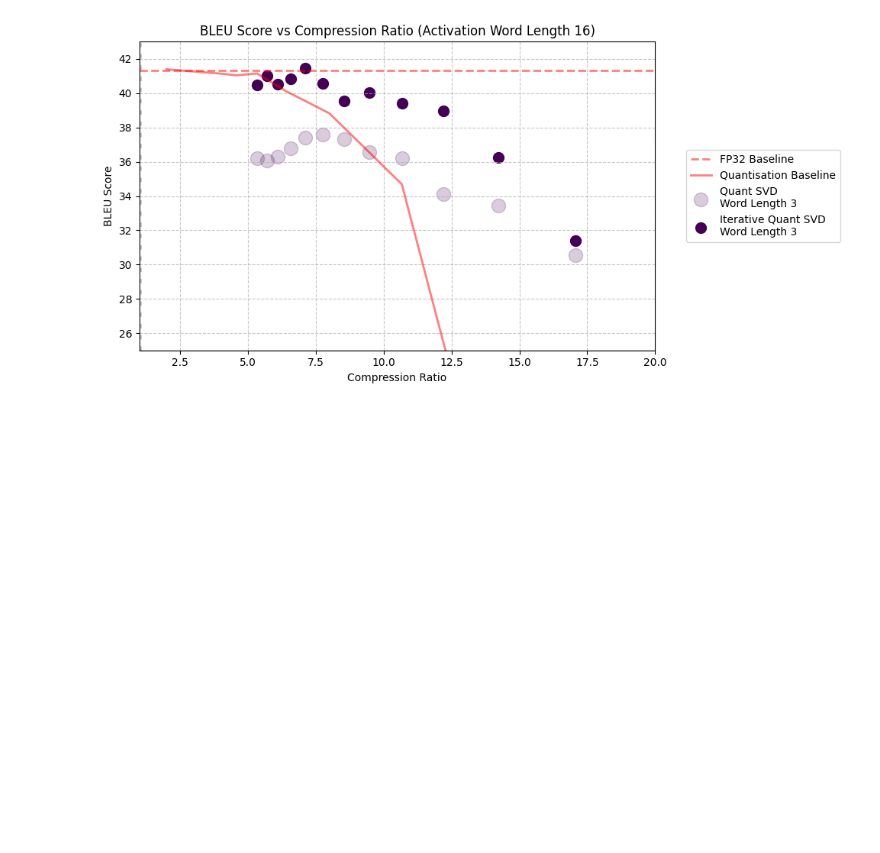
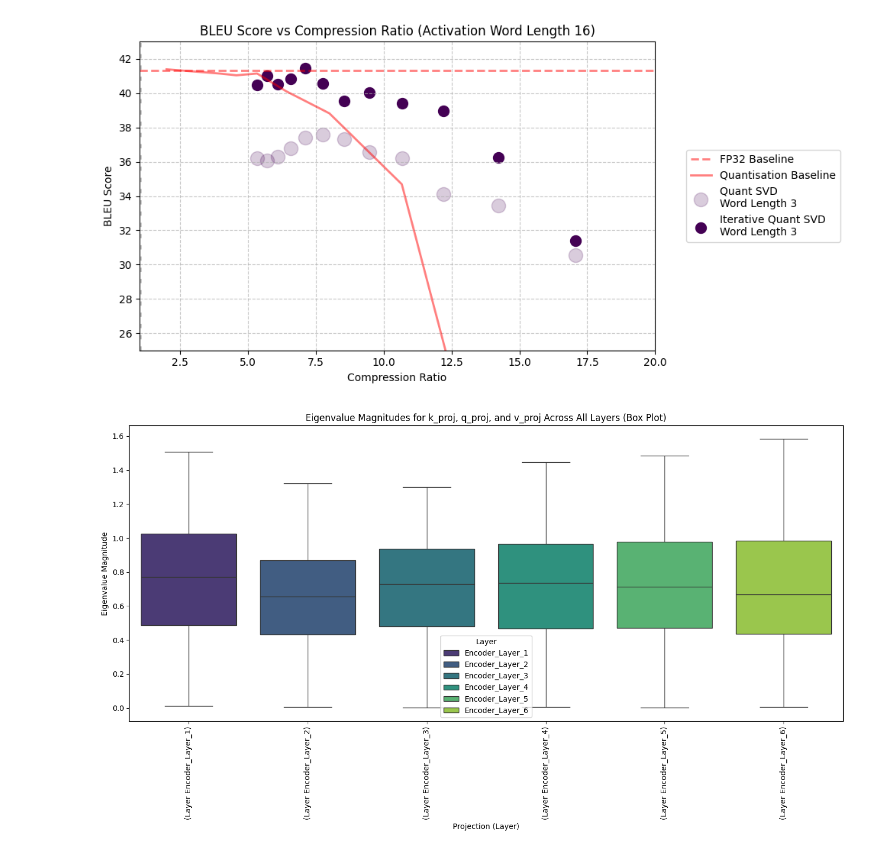
Before and after one commit to justinhuang666666/Approximate-Matrix-Vector-Multiplication, a Jupyter notebook: simulation_result/simulation_quant.ipynb, the cells around one changed output. Drawn from its saved outputs; the diff is of its cells as text; code cells hidden in the pictures; blank space fills up the shorter version.

```diff
--- a/simulation_result/simulation_quant.ipynb
+++ b/simulation_result/simulation_quant.ipynb
@@ -1710,3 +1761,58 @@ plt.tight_layout(rect=[0, 0, 1, 1])  # Leave space for legend
 plt.show()
 # %% [output]
 [figure]
+# %%
+import pandas as pd
+import matplotlib.pyplot as plt
+import seaborn as sns
+
+# Read the eigenvalue magnitudes CSV file
+csv_file = "encoder_eigenvalues.csv"
+data = pd.read_csv(csv_file)
+
+
+# Combine eigenvalues for all layers and projections
+combined_data = []
+for layer in data["Layer"].unique():
+    layer_data = data[data["Layer"] == layer]
+    for proj in ["k_proj", "q_proj", "v_proj"]:
+        proj_data = layer_data[layer_data["Projection"] == proj]
+        combined_data.append({
+            "Layer": layer,
+            "Eigenvalues": list(proj_data["Eigenvalue Magnitude"])
+        })
+
+# Flatten eigenvalues for plotting
+flat_data = []
+for item in combined_data:
+    flat_data.extend([(item["Layer"], f"(Layer {item['Layer']})", ev)
+                      for ev in item["Eigenvalues"]])
+
+# Convert to DataFrame for easier plotting
+plot_data = pd.DataFrame(flat_data, columns=["Layer", "Projection_Label", "Eigenvalue Magnitude"])
+
+# Set up the Viridis colormap
+unique_layers = data["Layer"].unique()
+colors = sns.color_palette("viridis", len(unique_layers))
+
+# Plot the box plot
+plt.figure(figsize=(14, 8))
+sns.boxplot(
+    x="Projection_Label",
+    y="Eigenvalue Magnitude",
+    hue="Layer",
+    data=plot_data,
+    palette=colors
+)
+
+# Rotate x-axis labels for better readability
+plt.xticks(rotation=90)
+
+# Add plot details
+plt.title("Eigenvalue Magnitudes for k_proj, q_proj, and v_proj Across All Layers (Box Plot)")
+plt.xlabel("Projection (Layer)")
+plt.ylabel("Eigenvalue Magnitude")
+plt.legend(title="Layer")
+plt.tight_layout()
+# %% [output]
+[figure, added]
```
Also changed, not shown: parts of 3 cells of this notebook, 8 other files.
